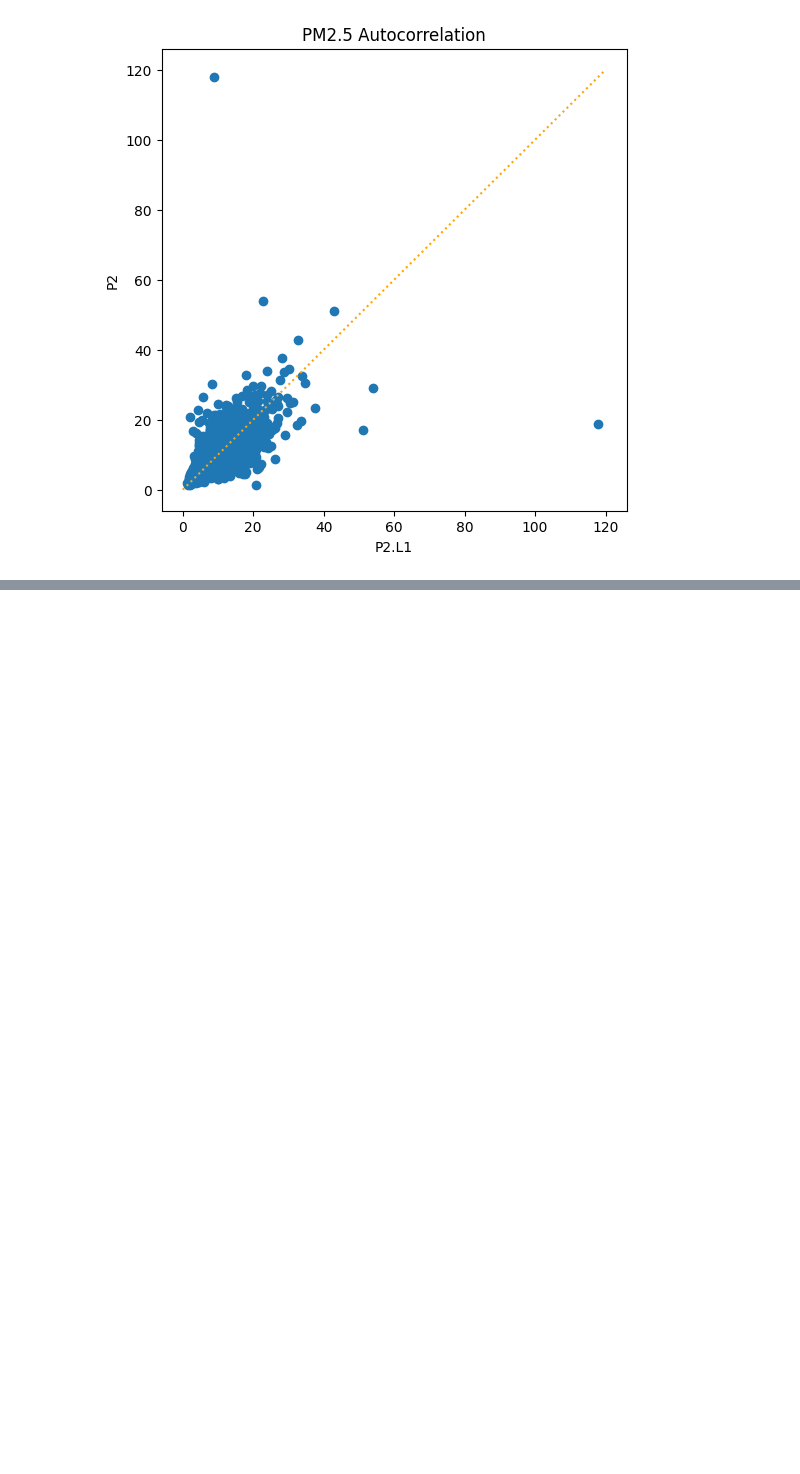
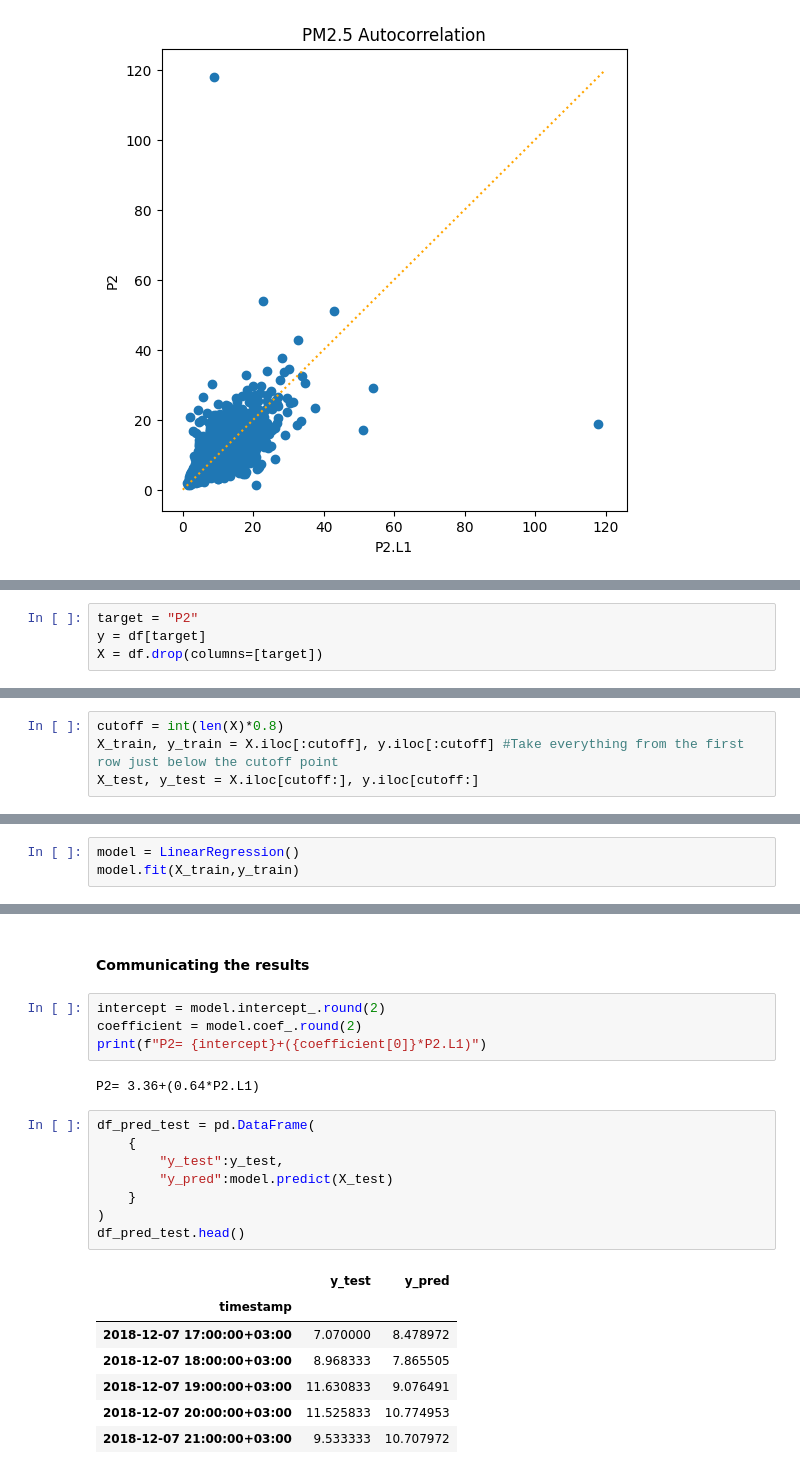
Before and after one commit to tech-ml-quant-luv/Applied_data_science_lab_worldquant, a Jupyter notebook: Project 3 - Air Quality in Nairobi (time-series)/032-linear-model-with-time-series-data.ipynb, the cells around one changed output, grey strips where cells are left out. Drawn from its saved outputs; the diff is of its cells as text; blank space fills up the shorter version.

Commit message:
032-linear-regression-completed

```diff
--- a/Project 3 - Air Quality in Nairobi (time-series)/032-linear-model-with-time-series-data.ipynb
+++ b/Project 3 - Air Quality in Nairobi (time-series)/032-linear-model-with-time-series-data.ipynb
@@ -132,0 +135,4 @@ Text(0.5, 1.0, 'PM2.5 Autocorrelation')
+# %%
+target = "P2"
+y = df[target]
+X = df.drop(columns=[target])
@@ -132,0 +155,4 @@ Text(0.5, 1.0, 'PM2.5 Autocorrelation')
+# %%
+cutoff = int(len(X)*0.8)
+X_train, y_train = X.iloc[:cutoff], y.iloc[:cutoff] #Take everything from the first row just below the cutoff point
+X_test, y_test = X.iloc[cutoff:], y.iloc[cutoff:]
@@ -132,0 +172,3 @@ Text(0.5, 1.0, 'PM2.5 Autocorrelation')
+# %%
+model = LinearRegression()
+model.fit(X_train,y_train)
@@ -132,0 +185,24 @@ Text(0.5, 1.0, 'PM2.5 Autocorrelation')
+# %% [markdown]
+#### Communicating the results
+# %%
+intercept = model.intercept_.round(2)
+coefficient = model.coef_.round(2)
+print(f"P2= {intercept}+({coefficient[0]}*P2.L1)")
+# %% [output]
+P2= 3.36+(0.64*P2.L1)
+# %%
+df_pred_test = pd.DataFrame(
+    {
+        "y_test":y_test,
+        "y_pred":model.predict(X_test)
+    }
+)
+df_pred_test.head()
+# %% [output]
+|  | y_test | y_pred |
+| timestamp |  |  |
+| 2018-12-07 17:00:00+03:00 | 7.070000 | 8.478972 |
+| 2018-12-07 18:00:00+03:00 | 8.968333 | 7.865505 |
+| 2018-12-07 19:00:00+03:00 | 11.630833 | 9.076491 |
+| 2018-12-07 20:00:00+03:00 | 11.525833 | 10.774953 |
+| 2018-12-07 21:00:00+03:00 | 9.533333 | 10.707972 |
```
Also changed, not shown: parts of 9 cells of this notebook.
